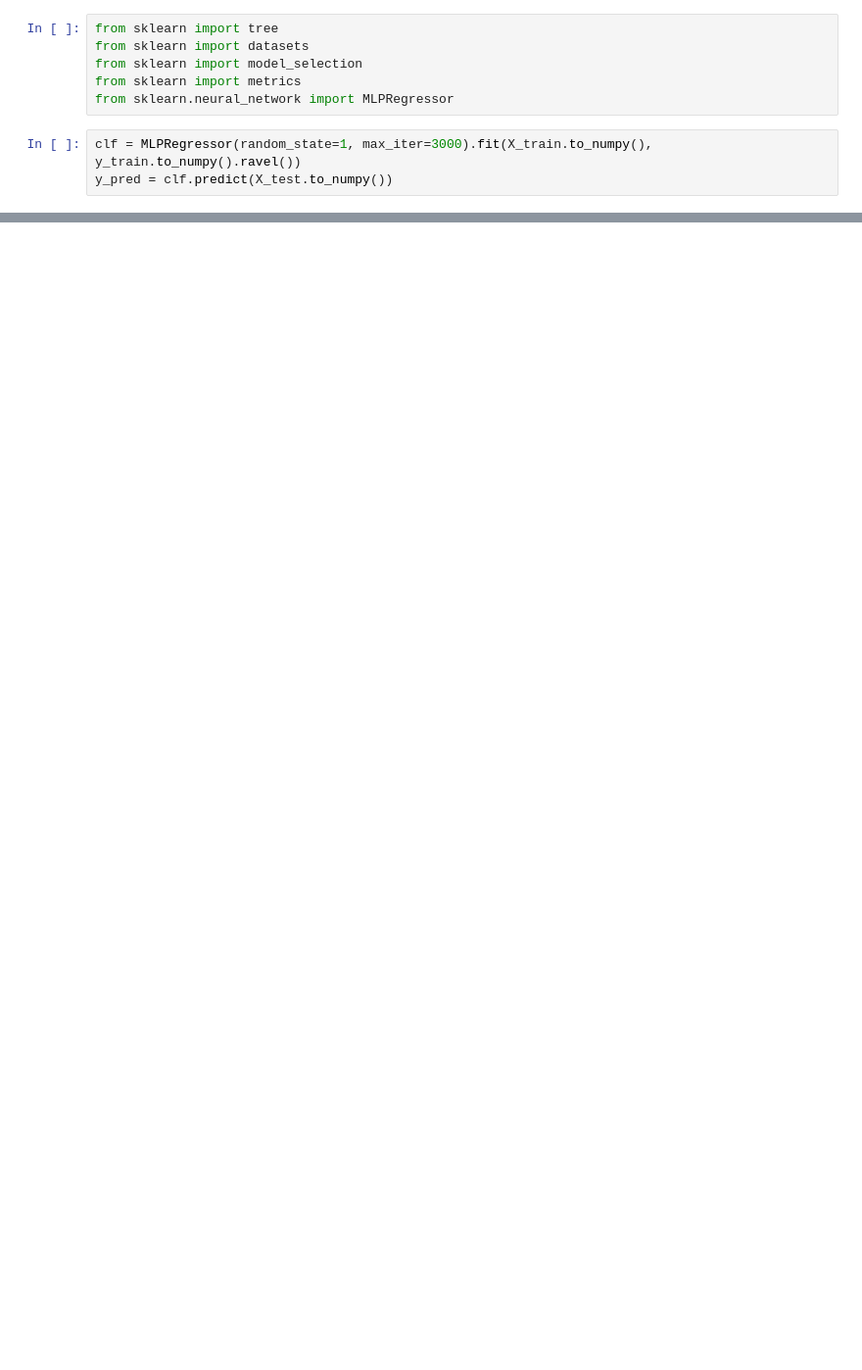
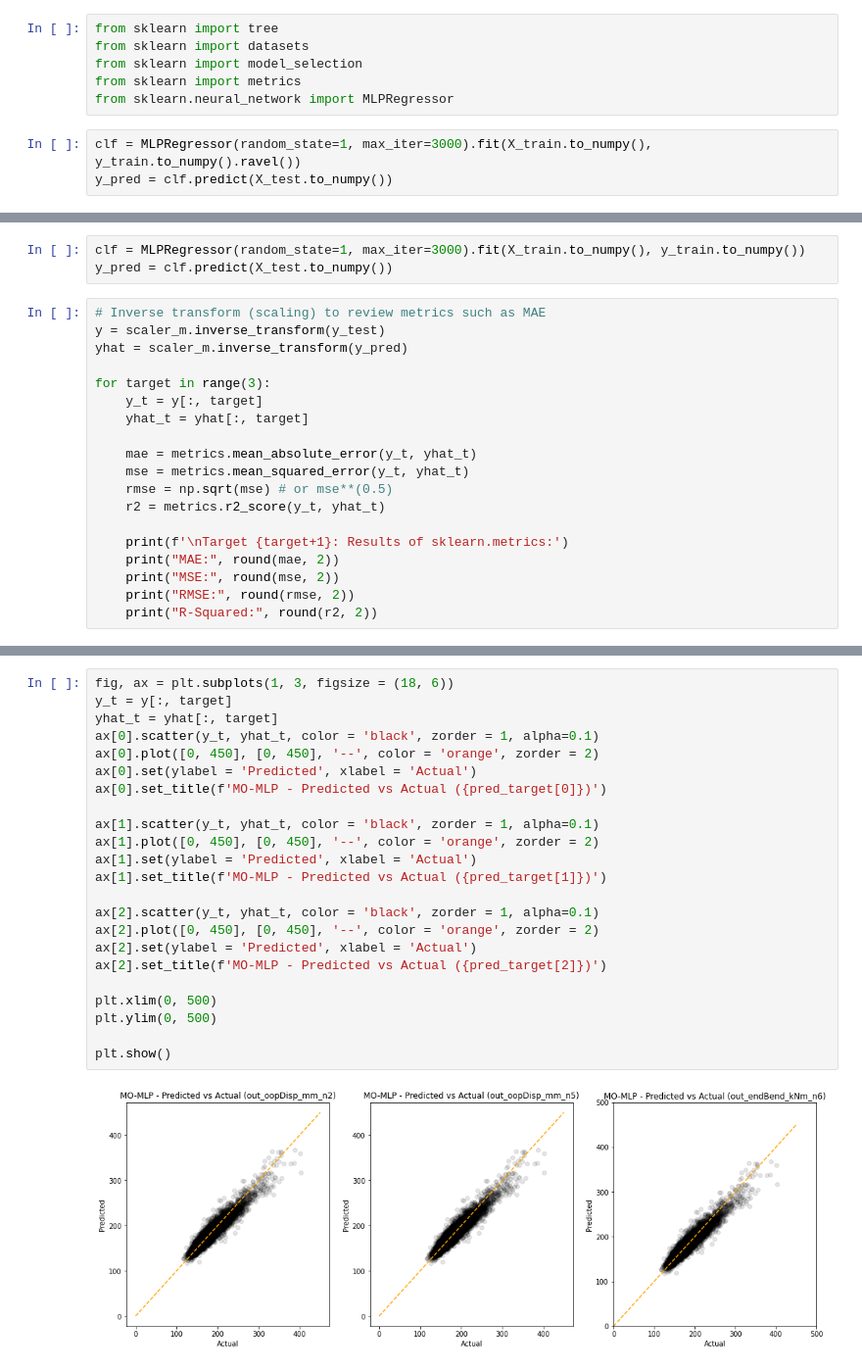
Before and after one commit to 3minuterecord/slug_spools, a Jupyter notebook: simple_model_trials_jpa.ipynb, the cells around one changed output, grey strips where cells are left out. Shown at 98% size. Cells and saved outputs as stored; diff of their text form; blank space fills up the shorter version.

```diff
--- a/simple_model_trials_jpa.ipynb
+++ b/simple_model_trials_jpa.ipynb
@@ -322,0 +355,22 @@ plt.show()
+# %%
+clf = MLPRegressor(random_state=1, max_iter=3000).fit(X_train.to_numpy(), y_train.to_numpy())
+y_pred = clf.predict(X_test.to_numpy())
+# %%
+# Inverse transform (scaling) to review metrics such as MAE
+y = scaler_m.inverse_transform(y_test)
+yhat = scaler_m.inverse_transform(y_pred)
+
+for target in range(3):
+    y_t = y[:, target]
+    yhat_t = yhat[:, target]
+
+    mae = metrics.mean_absolute_error(y_t, yhat_t)
+    mse = metrics.mean_squared_error(y_t, yhat_t)
+    rmse = np.sqrt(mse) # or mse**(0.5)
+    r2 = metrics.r2_score(y_t, yhat_t)
+
+    print(f'\nTarget {target+1}: Results of sklearn.metrics:')
+    print("MAE:", round(mae, 2))
+    print("MSE:", round(mse, 2))
+    print("RMSE:", round(rmse, 2))
+    print("R-Squared:", round(r2, 2))
@@ -322,0 +395,25 @@ plt.show()
+# %%
+fig, ax = plt.subplots(1, 3, figsize = (18, 6))
+y_t = y[:, target]
+yhat_t = yhat[:, target]
+ax[0].scatter(y_t, yhat_t, color = 'black', zorder = 1, alpha=0.1)
+ax[0].plot([0, 450], [0, 450], '--', color = 'orange', zorder = 2)
+ax[0].set(ylabel = 'Predicted', xlabel = 'Actual')
+ax[0].set_title(f'MO-MLP - Predicted vs Actual ({pred_target[0]})')
+
+ax[1].scatter(y_t, yhat_t, color = 'black', zorder = 1, alpha=0.1)
+ax[1].plot([0, 450], [0, 450], '--', color = 'orange', zorder = 2)
+ax[1].set(ylabel = 'Predicted', xlabel = 'Actual')
+ax[1].set_title(f'MO-MLP - Predicted vs Actual ({pred_target[1]})')
+
+ax[2].scatter(y_t, yhat_t, color = 'black', zorder = 1, alpha=0.1)
+ax[2].plot([0, 450], [0, 450], '--', color = 'orange', zorder = 2)
+ax[2].set(ylabel = 'Predicted', xlabel = 'Actual')
+ax[2].set_title(f'MO-MLP - Predicted vs Actual ({pred_target[2]})')
+
+plt.xlim(0, 500)
+plt.ylim(0, 500)
+
+plt.show()
+# %% [output]
+[figure, added]
```
Also changed, not shown: parts of 7 cells of this notebook.
